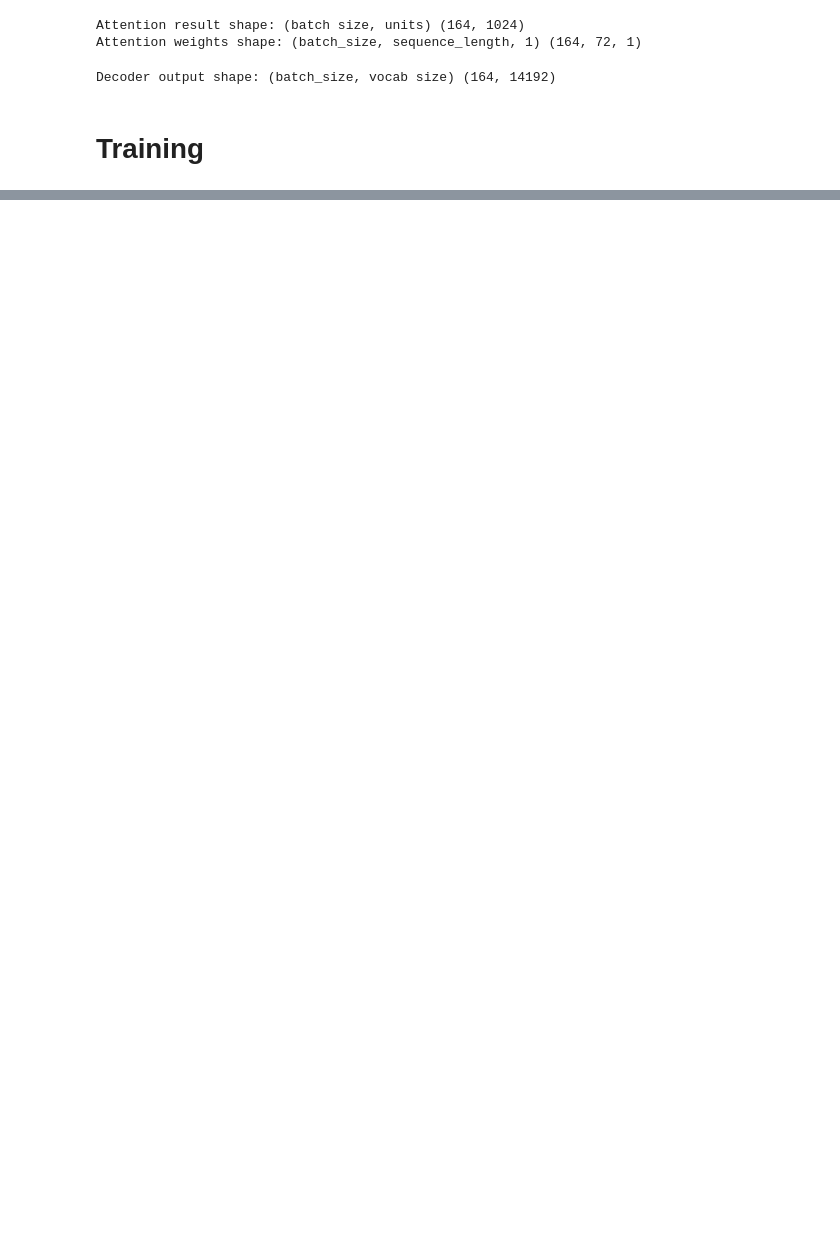
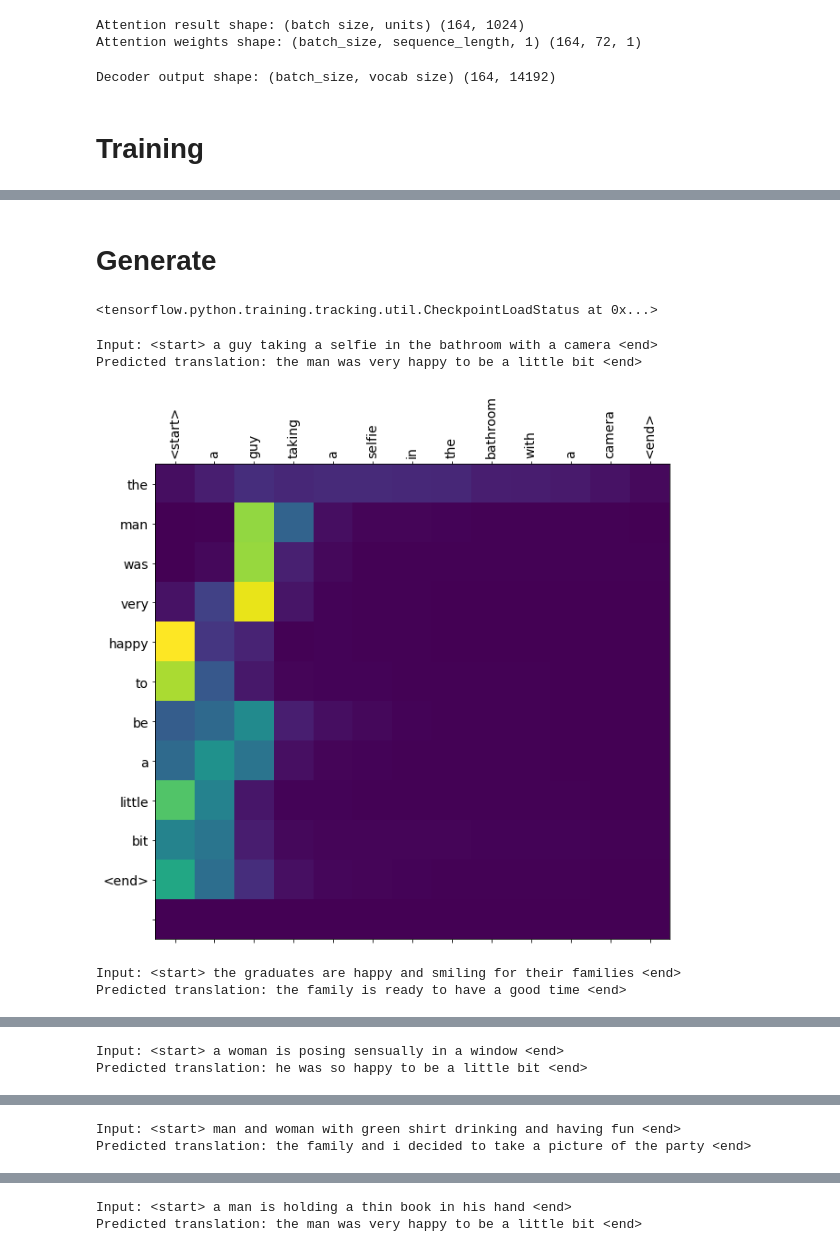
Before and after one commit to woodongk/story-blender, a Jupyter notebook: 2. Seq2Seq with attention - tensorflow.ipynb, the cells around one changed output, grey strips where cells are left out. Drawn from its saved outputs; the diff is of its cells as text; code cells hidden in the pictures; blank space fills up the shorter version.

Commit message:
generate method 추가, 학습 결과 안 좋음. 연어..

```diff
--- a/2. Seq2Seq with attention - tensorflow.ipynb
+++ b/2. Seq2Seq with attention - tensorflow.ipynb
@@ -471,7 +476,7 @@ def train_step(inp, targ, enc_hidden):
 
     return batch_loss
 # %%
-EPOCHS = 10
+EPOCHS = 20
 
 for epoch in range(EPOCHS):
     start = time.time()
@@ -514,0 +502,2 @@ Time taken for 1 epoch 5863.735523700714 sec
+# %% [markdown]
+# Generate
@@ -514,0 +544,40 @@ Time taken for 1 epoch 5863.735523700714 sec
+# %%
+# function for plotting the attention weights
+def plot_attention(attention, sentence, predicted_sentence):
+    fig = plt.figure(figsize=(10,10))
+    ax = fig.add_subplot(1, 1, 1)
+    ax.matshow(attention, cmap='viridis')
+
+    fontdict = {'fontsize': 14}
+
+    ax.set_xticklabels([''] + sentence, fontdict=fontdict, rotation=90)
+    ax.set_yticklabels([''] + predicted_sentence, fontdict=fontdict)
+
+    ax.xaxis.set_major_locator(ticker.MultipleLocator(1))
+    ax.yaxis.set_major_locator(ticker.MultipleLocator(1))
+
+    plt.show()
+
+def generate(sentence):
+    result, sentence, attention_plot = evaluate(sentence)
+
+    print('Input: %s' % (sentence))
+    print('Predicted translation: {}'.format(result))
+
+    attention_plot = attention_plot[:len(result.split(' ')), :len(sentence.split(' '))]
+    plot_attention(attention_plot, sentence.split(' '), result.split(' '))
+# %%
+# restoring the latest checkpoint in checkpoint_dir
+checkpoint.restore(tf.train.latest_checkpoint(checkpoint_dir))
+# %% [output]
+<tensorflow.python.training.tracking.util.CheckpointLoadStatus at 0x...>
+# %%
+for i in range(5):
+    random_index = random.randrange(start=0,stop=len(clean_data))
+    generate(" ".join(clean_data.loc[random_index,'in_desc'].split(" ")[1:-1]))
+# %% [output]
+Input: <start> a guy taking a selfie in the bathroom with a camera <end>
+Predicted translation: the man was very happy to be a little bit <end>
+[figure, added]
+Input: <start> the graduates are happy and smiling for their families <end>
+Predicted translation: the family is ready to have a good time <end>
@@ -514,0 +585,2 @@ Time taken for 1 epoch 5863.735523700714 sec
+Input: <start> a woman is posing sensually in a window <end>
+Predicted translation: he was so happy to be a little bit <end>
@@ -514,0 +588,2 @@ Time taken for 1 epoch 5863.735523700714 sec
+Input: <start> man and woman with green shirt drinking and having fun <end>
+Predicted translation: the family and i decided to take a picture of the party <end>
@@ -514,0 +591,2 @@ Time taken for 1 epoch 5863.735523700714 sec
+Input: <start> a man is holding a thin book in his hand <end>
+Predicted translation: the man was very happy to be a little bit <end>
```
Also changed, not shown: parts of 11 cells of this notebook.
